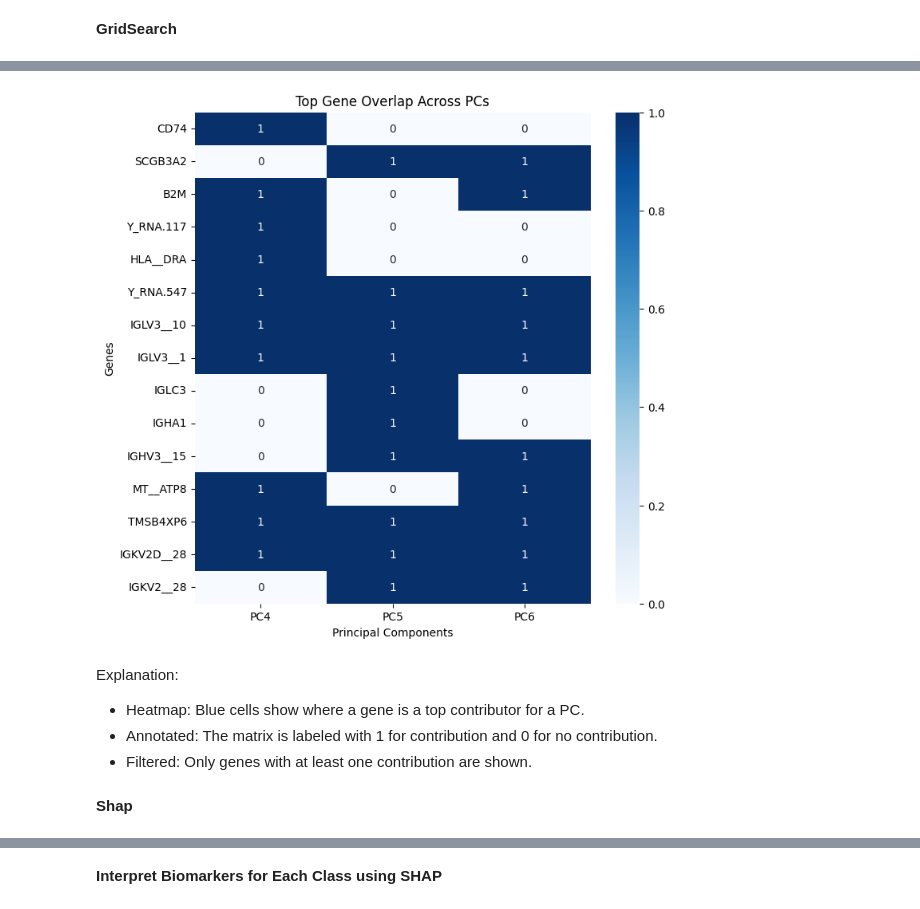
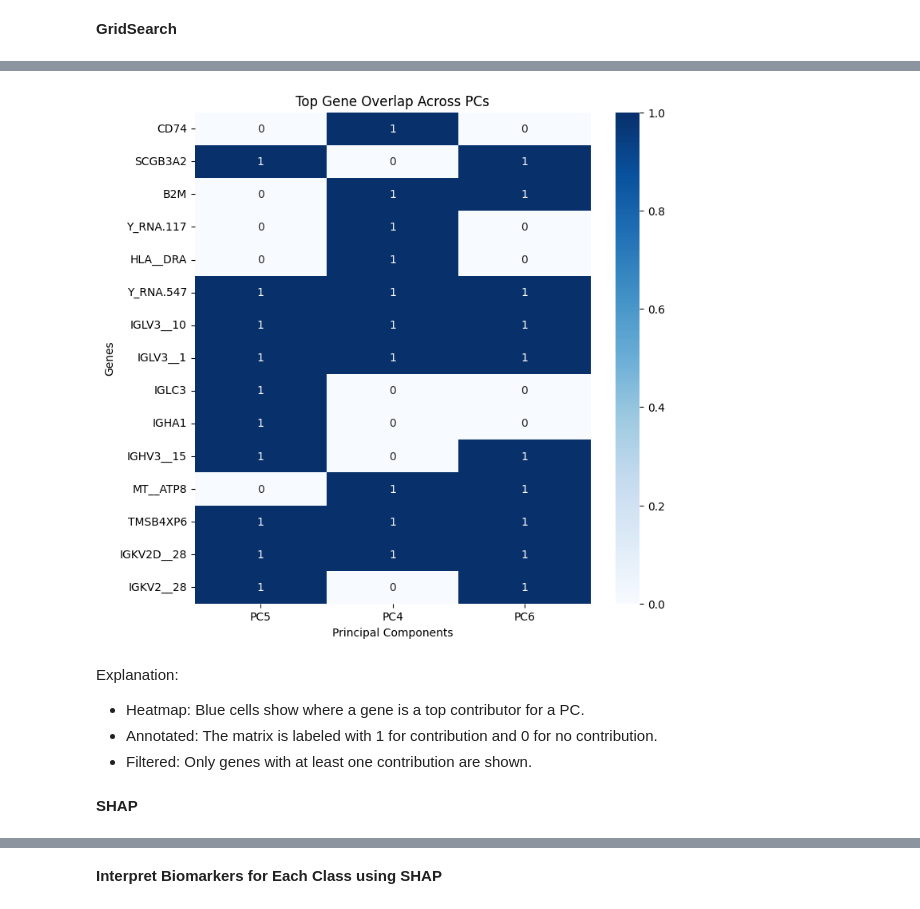
Before and after one commit to Kitiyaparnnn/NSCLC, a Jupyter notebook: train.ipynb, the cells around one changed output, grey strips where cells are left out. Cells and saved outputs as stored; diff of their text form; code cells hidden in the pictures.

```diff
--- a/train.ipynb
+++ b/train.ipynb
@@ -289,36 +289,36 @@ plt.show()
 # %%
 # Choose the top genes for specific PCs
-selected_pcs = ['PC4', 'PC5', 'PC6']
+selected_pcs = ['PC5', 'PC4', 'PC6']
 top_n = 10
 
 # Extract component loadings (contributions of genes to each component)
 pca_components = pca.fit(X_train)
 components_df = pd.DataFrame(pca_components.components_, columns=gene_data.columns)
 components_df.index = [f'PC{i+1}' for i in range(num_components)]
 components_df.head()
 
 # Extract top contributing genes for each PC
 top_genes_df = pd.DataFrame(0, index=X_train.columns, columns=selected_pcs)
 for pc in selected_pcs:
     top_genes = components_df.loc[pc].abs().nlargest(top_n).index
     top_genes_df.loc[top_genes, pc] = 1
 
 # Plot heatmap
 plt.figure(figsize=(8, 8))
 sns.heatmap(top_genes_df.loc[top_genes_df.sum(axis=1) > 0], cmap='Blues', annot=True)
 plt.title('Top Gene Overlap Across PCs')
 plt.xlabel('Principal Components')
 plt.ylabel('Genes')
 plt.show()
 # %% [output]
-[figure, old version]
+[figure, new version]
 # %% [markdown]
 Explanation:
 - Heatmap: Blue cells show where a gene is a top contributor for a PC.
 - Annotated: The matrix is labeled with 1 for contribution and 0 for no contribution.
 - Filtered: Only genes with at least one contribution are shown.
 # %% [markdown]
-**Shap**
+**SHAP**
 # %%
 # SHAP Interpretation
 explainer = shap.TreeExplainer(best_model)
```
Also changed, not shown: parts of 14 cells of this notebook.
